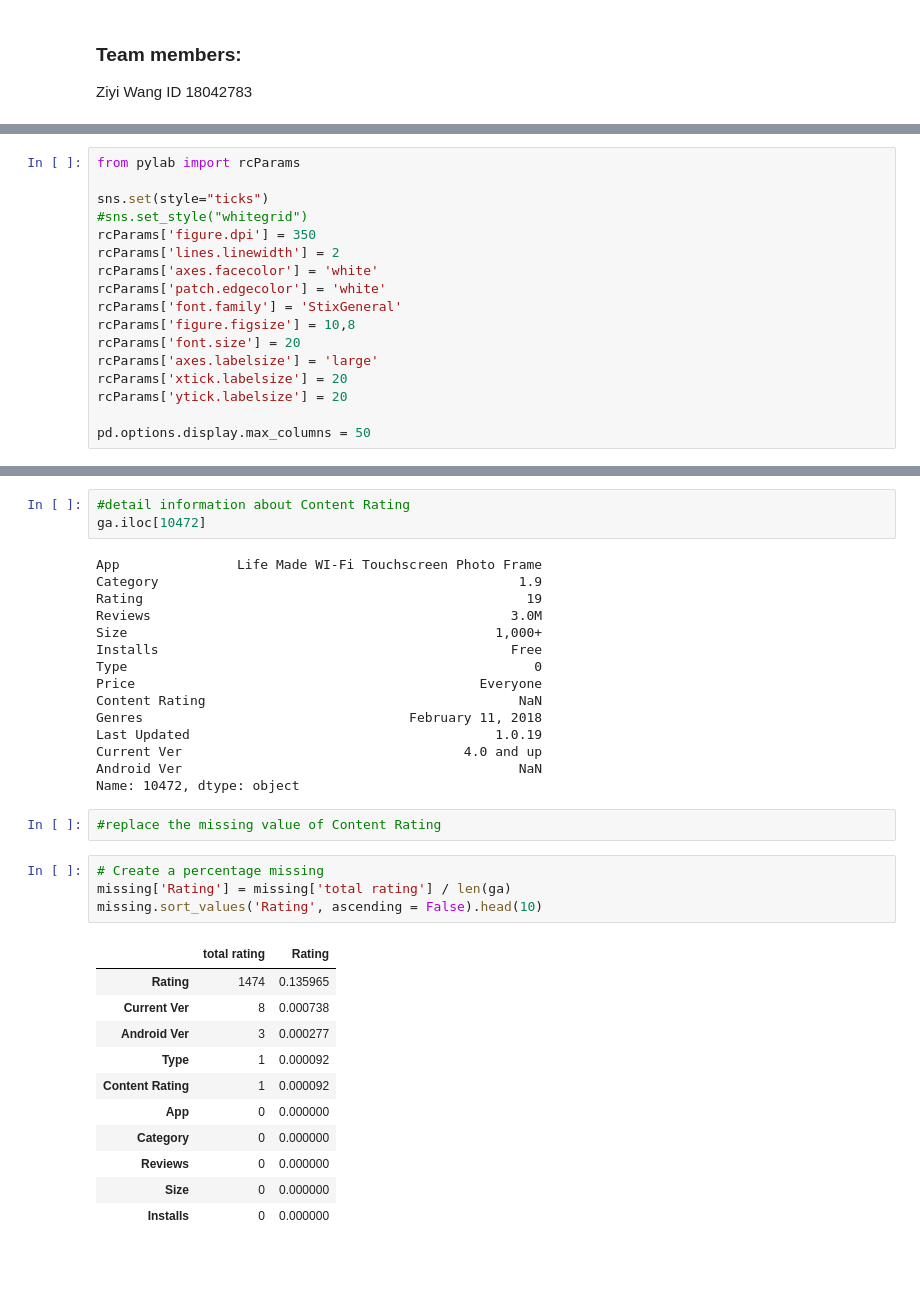
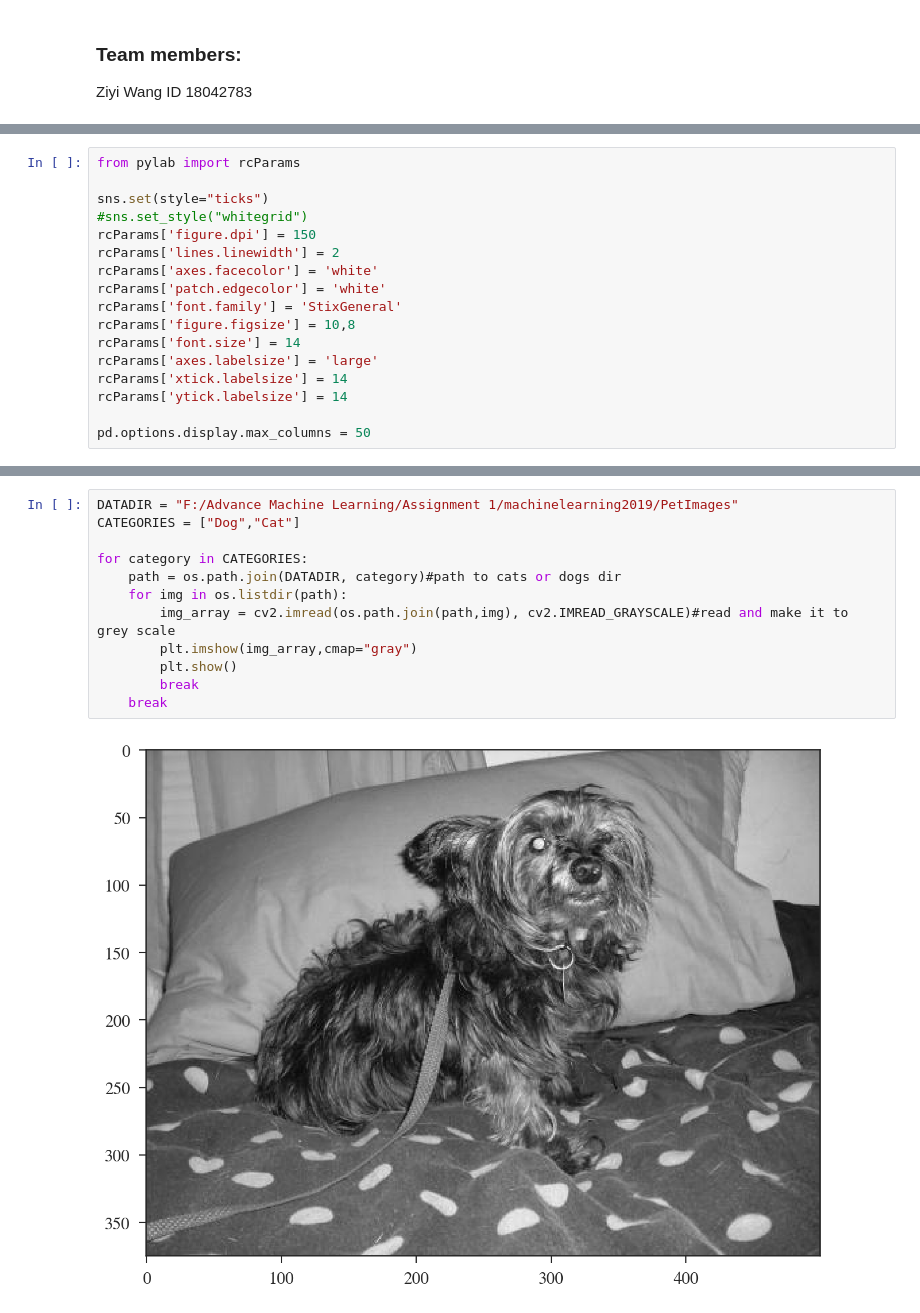
Before and after one commit to suntearinheart/machinelearning2019, a Jupyter notebook: Advance Machine Learning 159.738 .ipynb, the cells around one changed output, grey strips where cells are left out. Saved outputs shown, nothing was run; the diff lists cells and outputs as text; blank space fills up the shorter version.

Commit message:
Update Advance Machine Learning 159.738 .ipynb
Delet older one and make a pets image one, already resize to small image and split in training datasets

```diff
--- a/Advance Machine Learning 159.738 .ipynb
+++ b/Advance Machine Learning 159.738 .ipynb
@@ -65,15 +49,15 @@ from pylab import rcParams
 
 sns.set(style="ticks")
 #sns.set_style("whitegrid")
-rcParams['figure.dpi'] = 350
+rcParams['figure.dpi'] = 150
 rcParams['lines.linewidth'] = 2
 rcParams['axes.facecolor'] = 'white'
 rcParams['patch.edgecolor'] = 'white'
 rcParams['font.family'] = 'StixGeneral'
 rcParams['figure.figsize'] = 10,8
-rcParams['font.size'] = 20
+rcParams['font.size'] = 14
 rcParams['axes.labelsize'] = 'large'
-rcParams['xtick.labelsize'] = 20
-rcParams['ytick.labelsize'] = 20
+rcParams['xtick.labelsize'] = 14
+rcParams['ytick.labelsize'] = 14
 
 pd.options.display.max_columns = 50
@@ -180,36 +64,14 @@ Columns name："Android Ver", the[4453, 4490, 10472]columns have missing value
-# %%
-#detail information about Content Rating
-ga.iloc[10472]
-# %% [output]
-App               Life Made WI-Fi Touchscreen Photo Frame
-Category                                              1.9
-Rating                                                 19
-Reviews                                              3.0M
-Size                                               1,000+
-Installs                                             Free
-Type                                                    0
-Price                                            Everyone
-Content Rating                                        NaN
-Genres                                  February 11, 2018
-Last Updated                                       1.0.19
-Current Ver                                    4.0 and up
-Android Ver                                           NaN
-Name: 10472, dtype: object
-# %%
-#replace the missing value of Content Rating
-# %%
-# Create a percentage missing
-missing['Rating'] = missing['total rating'] / len(ga)
-missing.sort_values('Rating', ascending = False).head(10)
-# %% [output]
-|  | total rating | Rating |
-| Rating | 1474 | 0.135965 |
-| Current Ver | 8 | 0.000738 |
-| Android Ver | 3 | 0.000277 |
-| Type | 1 | 0.000092 |
-| Content Rating | 1 | 0.000092 |
-| App | 0 | 0.000000 |
-| Category | 0 | 0.000000 |
-| Reviews | 0 | 0.000000 |
-| Size | 0 | 0.000000 |
-| Installs | 0 | 0.000000 |
+# %%
+DATADIR = "F:/Advance Machine Learning/Assignment 1/machinelearning2019/PetImages"
+CATEGORIES = ["Dog","Cat"]
+
+for category in CATEGORIES:
+    path = os.path.join(DATADIR, category)#path to cats or dogs dir
+    for img in os.listdir(path):
+        img_array = cv2.imread(os.path.join(path,img), cv2.IMREAD_GRAYSCALE)#read and make it to grey scale
+        plt.imshow(img_array,cmap="gray")
+        plt.show()
+        break
+    break
+# %% [output]
+[figure, added]
```
Also changed, not shown: parts of 31 cells of this notebook.
